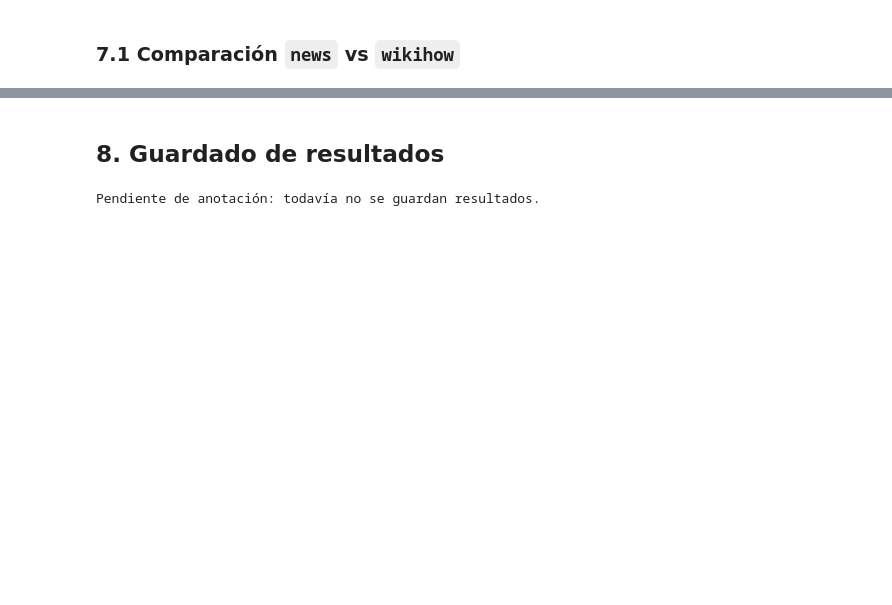
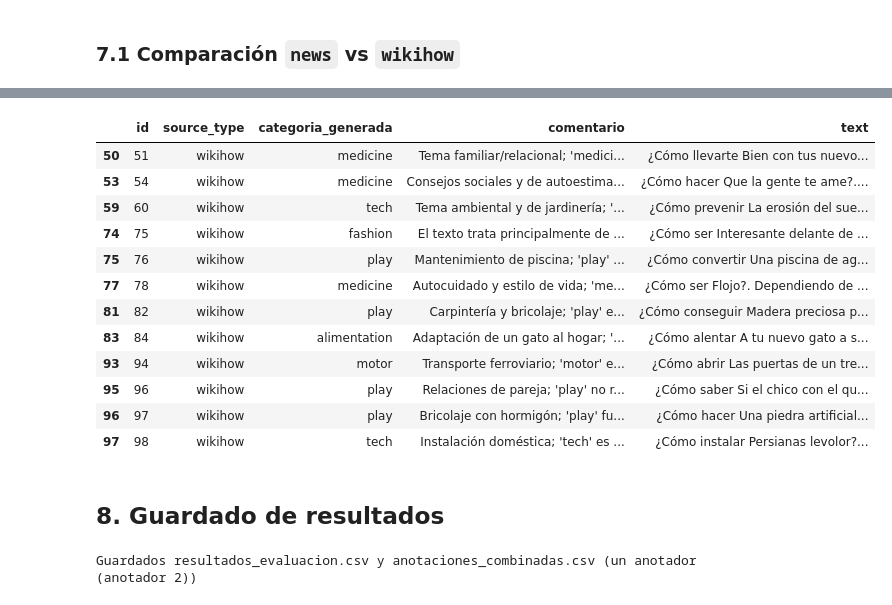
Before and after one commit to jaimemm815/p1n-marketing-martinezfabani, a Jupyter notebook: notebooks/02_hito2.ipynb, the cells around one changed output, grey strips where cells are left out. Saved outputs shown, nothing was run; the diff lists cells and outputs as text; code cells hidden in the pictures; blank space fills up the shorter version.

```diff
--- a/notebooks/02_hito2.ipynb
+++ b/notebooks/02_hito2.ipynb
@@ -383,7 +440,11 @@ if ANOTACIONES_COMPLETAS:
-# %%
-# Encaje medio por categoría generada y fuente
-if ANOTACIONES_COMPLETAS:
-    anotaciones_cat = anotaciones.merge(muestra_generada[["id", "categoria_generada"]], on="id")
-    anotaciones_cat["encaje_medio"] = (anotaciones_cat["encaje_anuncio_1"] + anotaciones_cat["encaje_anuncio_2"]) / 2
-    display(anotaciones_cat.pivot_table(index="categoria_generada", columns="source_type",
-                                        values="encaje_medio", aggfunc="mean").round(2))
+# %%
+# Categorías correctas y encaje medio por categoría generada
+if HAY_ANOTACIONES:
+    anotaciones_cat = anotaciones.merge(muestra_generada[["id", "categoria_generada", "anuncio_generado", "text"]], on="id")
+    por_categoria = anotaciones_cat.groupby("categoria_generada").agg(
+        n_textos=("id", "size"),
+        n_wikihow=("source_type", lambda s: (s == "wikihow").sum()),
+        categoria_correcta_pct=("categoria_ok", lambda s: s.mean() * 100),
+        encaje_medio=("encaje_medio", "mean"),
+    ).sort_values("categoria_correcta_pct")
+    display(por_categoria.round(2))
@@ -390,11 +466,34 @@ if ANOTACIONES_COMPLETAS:
+# %%
+# Casos con categoría incorrecta
+if HAY_ANOTACIONES:
+    col_comentario = "comentario" if "comentario" in anotaciones_cat else "comentario_2"
+    incorrectas = anotaciones_cat.loc[anotaciones_cat["categoria_ok"] == 0,
+                                      ["id", "source_type", "categoria_generada", col_comentario, "text"]].copy()
+    incorrectas["text"] = incorrectas["text"].str[:80] + "…"
+    with pd.option_context("display.max_colwidth", 90):
+        display(incorrectas)
+# %% [output]
+|  | id | source_type | categoria_generada | comentario | text |
+| 50 | 51 | wikihow | medicine | Tema familiar/relacional; 'medici... | ¿Cómo llevarte Bien con tus nuevo... |
+| 53 | 54 | wikihow | medicine | Consejos sociales y de autoestima... | ¿Cómo hacer Que la gente te ame?.... |
+| 59 | 60 | wikihow | tech | Tema ambiental y de jardinería; '... | ¿Cómo prevenir La erosión del sue... |
+| 74 | 75 | wikihow | fashion | El texto trata principalmente de ... | ¿Cómo ser Interesante delante de ... |
+| 75 | 76 | wikihow | play | Mantenimiento de piscina; 'play' ... | ¿Cómo convertir Una piscina de ag... |
+| 77 | 78 | wikihow | medicine | Autocuidado y estilo de vida; 'me... | ¿Cómo ser Flojo?. Dependiendo de ... |
+| 81 | 82 | wikihow | play | Carpintería y bricolaje; 'play' e... | ¿Cómo conseguir Madera preciosa p... |
+| 83 | 84 | wikihow | alimentation | Adaptación de un gato al hogar; '... | ¿Cómo alentar A tu nuevo gato a s... |
+| 93 | 94 | wikihow | motor | Transporte ferroviario; 'motor' e... | ¿Cómo abrir Las puertas de un tre... |
+| 95 | 96 | wikihow | play | Relaciones de pareja; 'play' no r... | ¿Cómo saber Si el chico con el qu... |
+| 96 | 97 | wikihow | play | Bricolaje con hormigón; 'play' fu... | ¿Cómo hacer Una piedra artificial... |
+| 97 | 98 | wikihow | tech | Instalación doméstica; 'tech' es ... | ¿Cómo instalar Persianas levolor?... |
 # %% [markdown]
 ## 8. Guardado de resultados
 # %%
-if ANOTACIONES_COMPLETAS:
+if HAY_ANOTACIONES:
     resultados.round(4).to_csv(DATA / "resultados_evaluacion.csv")
-    anotaciones_cat.to_csv(DATA / "anotaciones_combinadas.csv", index=False)
-    print("Guardados: resultados_evaluacion.csv y anotaciones_combinadas.csv")
+    anotaciones_cat.drop(columns="text").to_csv(DATA / "anotaciones_combinadas.csv", index=False)
+    print(f"Guardados resultados_evaluacion.csv y anotaciones_combinadas.csv ({TIPO_EVALUACION})")
 else:
     print("Pendiente de anotación: todavía no se guardan resultados.")
 # %% [output]
-Pendiente de anotación: todavía no se guardan resultados.
+Guardados resultados_evaluacion.csv y anotaciones_combinadas.csv (un anotador (anotador 2))
```
Also changed, not shown: parts of 7 cells of this notebook, 2 other files.
